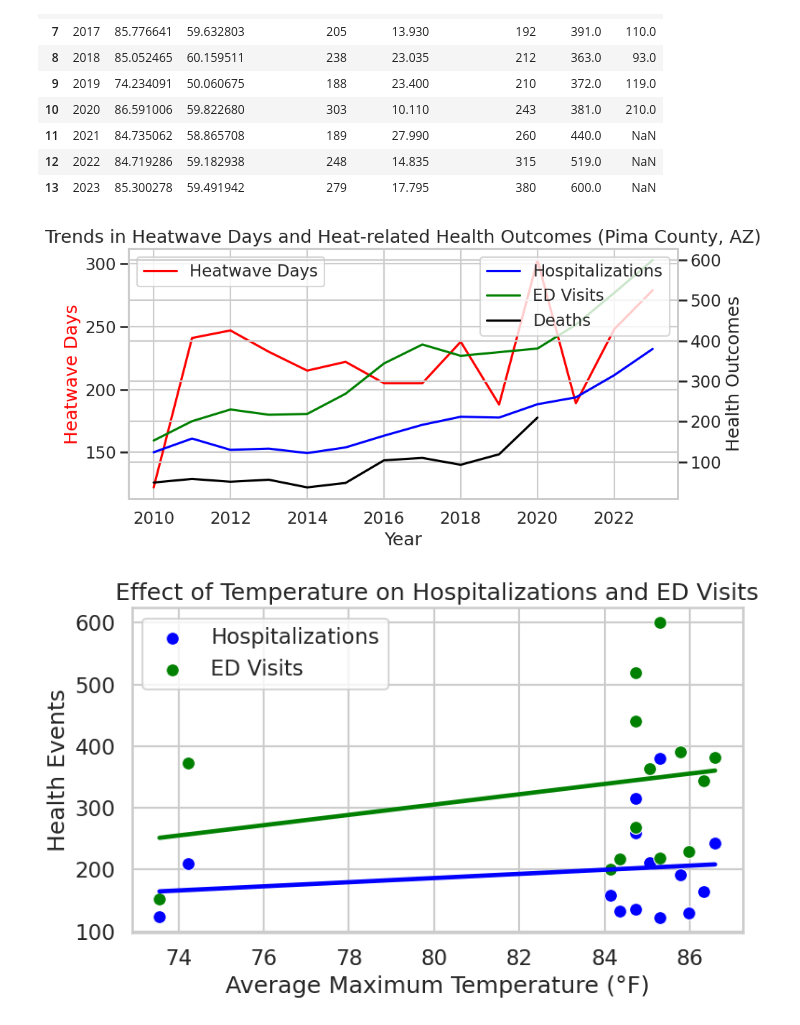
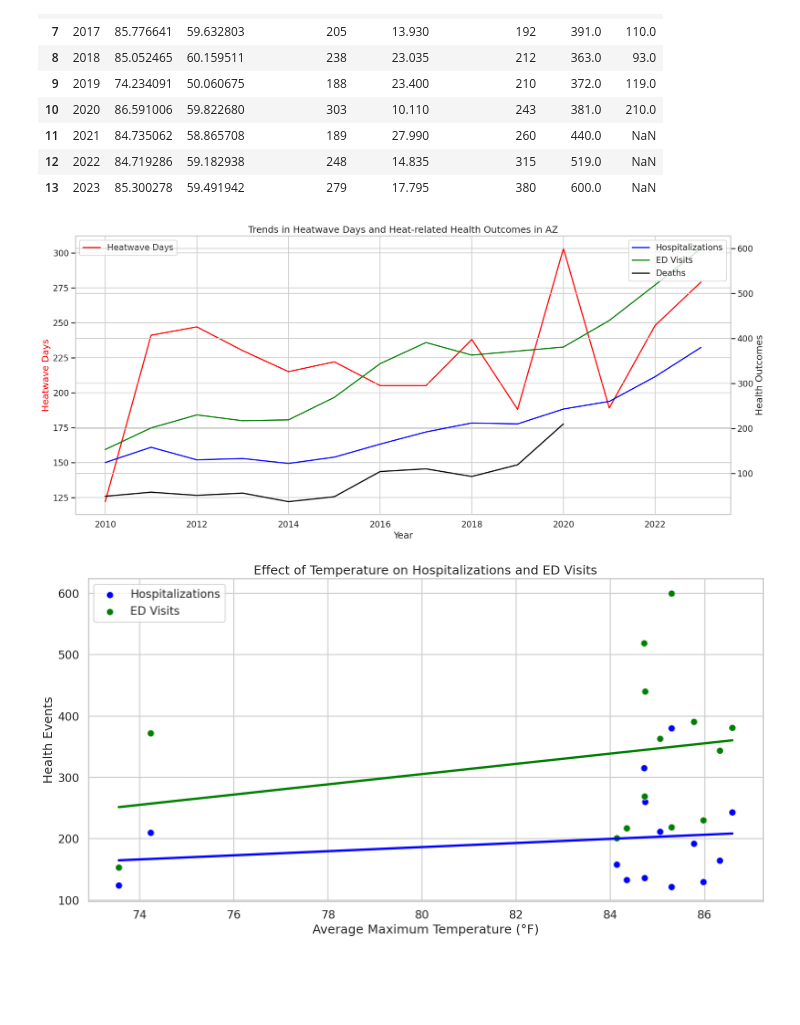
Before and after one commit to Johnson-Jeeva/HeatInjuryResearch, a Jupyter notebook: HeatInjuryResearch.ipynb, the cells around one changed output. Drawn from its saved outputs; the diff is of its cells as text; code cells hidden in the pictures; blank space fills up the shorter version.

```diff
--- a/HeatInjuryResearch.ipynb
+++ b/HeatInjuryResearch.ipynb
@@ -107,12 +109,11 @@ merged
 | 12 | 2022 | 84.719286 | 59.182938 | 248 | 14.835 | 315 | 519.0 | NaN |
 | 13 | 2023 | 85.300278 | 59.491942 | 279 | 17.795 | 380 | 600.0 | NaN |
 # %%
-import matplotlib.pyplot as plt
-import seaborn as sns
+
 
 sns.set(style="whitegrid", context="talk")
 
-fig, ax1 = plt.subplots(figsize=(10,5))
+fig, ax1 = plt.subplots(figsize=(20,9))
 sns.lineplot(data=merged, x='Year', y='heatwave_days', color='red', label='Heatwave Days', ax=ax1)
 
 ax2 = ax1.twinx()
@@ -122,26 +123,26 @@ sns.lineplot(data=merged, x='Year', y='Deaths', color='black', label='Deaths', a
 
 ax1.set_ylabel('Heatwave Days', color='red')
 ax2.set_ylabel('Health Outcomes')
-plt.title('Trends in Heatwave Days and Heat-related Health Outcomes (Pima County, AZ)')
+plt.title('Trends in Heatwave Days and Heat-related Health Outcomes in AZ')
 ax1.legend(loc='upper left')
 ax2.legend(loc='upper right')
 plt.tight_layout()
 plt.show()
 # %% [output]
-[figure, old version]
+[figure, new version]
 # %%
-plt.figure(figsize=(8,5))
+plt.figure(figsize=(15,8))
 sns.scatterplot(data=merged, x='avg_TMAX', y='Hospitalizations', color='blue', s=100, label='Hospitalizations')
 sns.scatterplot(data=merged, x='avg_TMAX', y='ED_Visits', color='green', s=100, label='ED Visits')
 sns.regplot(data=merged, x='avg_TMAX', y='Hospitalizations', scatter=False, color='blue', ci=None)
 sns.regplot(data=merged, x='avg_TMAX', y='ED_Visits', scatter=False, color='green', ci=None)
 
 plt.xlabel('Average Maximum Temperature (°F)')
 plt.ylabel('Health Events')
 plt.title('Effect of Temperature on Hospitalizations and ED Visits')
 plt.legend()
 plt.tight_layout()
 plt.show()
 # %% [output]
-[figure, old version]
+[figure, new version]
 # %%
```
Also changed, not shown: parts of 4 cells of this notebook.
